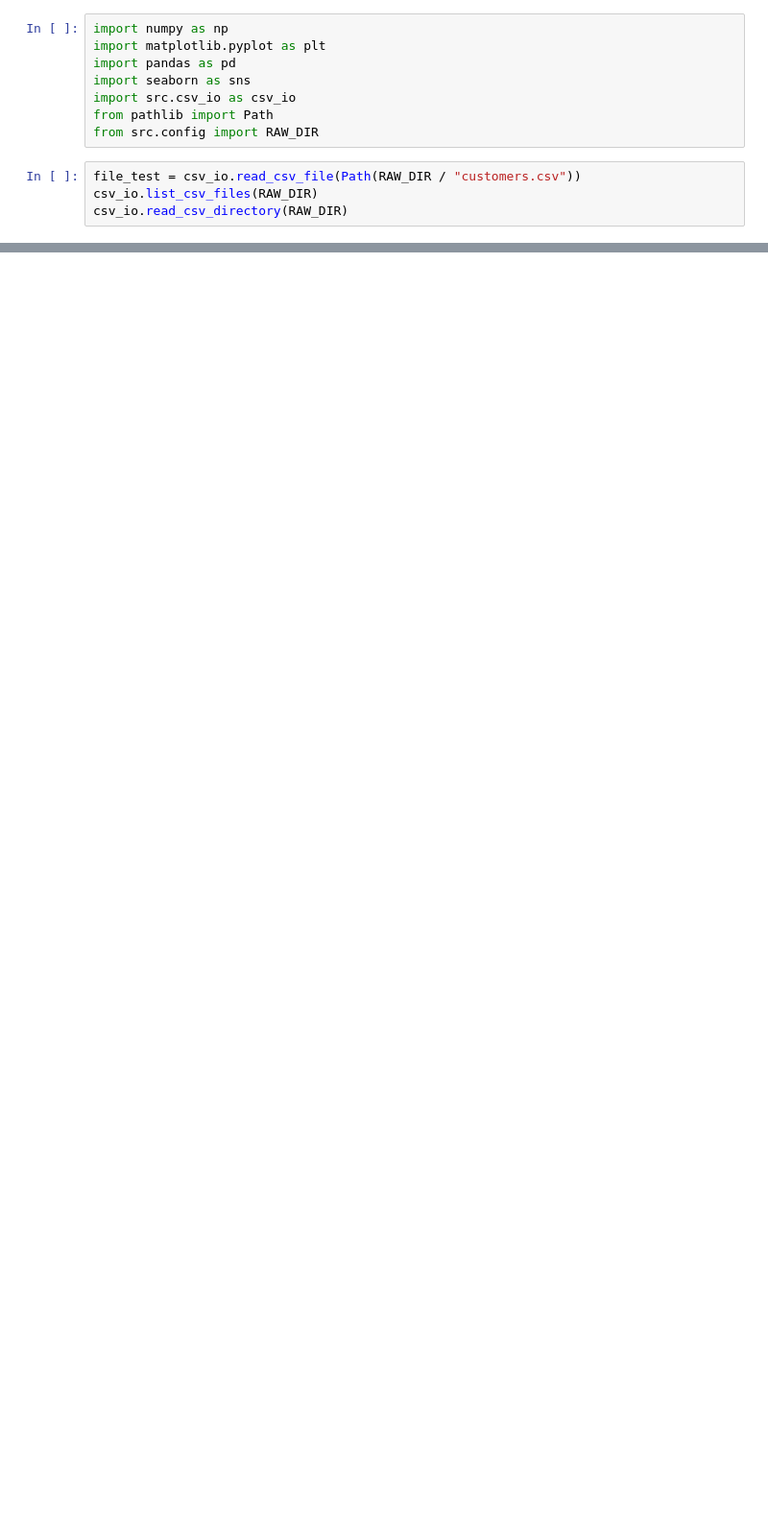
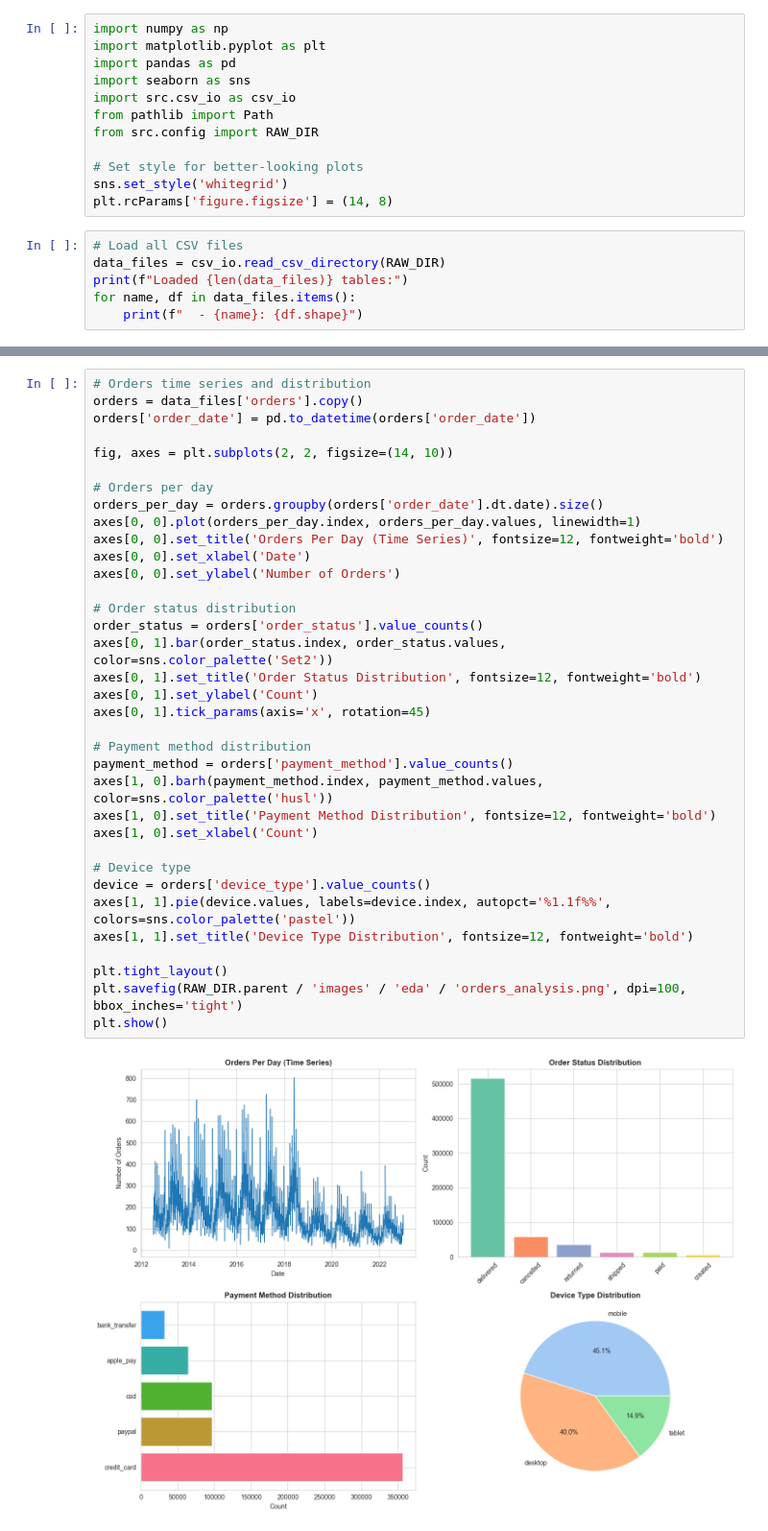
Before and after one commit to nightshade94/datathon-hkbaleycb4, a Jupyter notebook: notebooks/visualize.ipynb, the cells around one changed output, grey strips where cells are left out. Shown at 96% size. Drawn from its saved outputs; the diff is of its cells as text; blank space fills up the shorter version.

```diff
--- a/notebooks/visualize.ipynb
+++ b/notebooks/visualize.ipynb
@@ -6,7 +6,13 @@ import seaborn as sns
 import src.csv_io as csv_io
 from pathlib import Path
 from src.config import RAW_DIR
+
+# Set style for better-looking plots
+sns.set_style('whitegrid')
+plt.rcParams['figure.figsize'] = (14, 8)
 # %%
-file_test = csv_io.read_csv_file(Path(RAW_DIR / "customers.csv"))
-csv_io.list_csv_files(RAW_DIR)
-csv_io.read_csv_directory(RAW_DIR)
+# Load all CSV files
+data_files = csv_io.read_csv_directory(RAW_DIR)
+print(f"Loaded {len(data_files)} tables:")
+for name, df in data_files.items():
+    print(f"  - {name}: {df.shape}")
@@ -20,0 +37,37 @@ plt.show()
+# %%
+# Orders time series and distribution
+orders = data_files['orders'].copy()
+orders['order_date'] = pd.to_datetime(orders['order_date'])
+
+fig, axes = plt.subplots(2, 2, figsize=(14, 10))
+
+# Orders per day
+orders_per_day = orders.groupby(orders['order_date'].dt.date).size()
+axes[0, 0].plot(orders_per_day.index, orders_per_day.values, linewidth=1)
+axes[0, 0].set_title('Orders Per Day (Time Series)', fontsize=12, fontweight='bold')
+axes[0, 0].set_xlabel('Date')
+axes[0, 0].set_ylabel('Number of Orders')
+
+# Order status distribution
+order_status = orders['order_status'].value_counts()
+axes[0, 1].bar(order_status.index, order_status.values, color=sns.color_palette('Set2'))
+axes[0, 1].set_title('Order Status Distribution', fontsize=12, fontweight='bold')
+axes[0, 1].set_ylabel('Count')
+axes[0, 1].tick_params(axis='x', rotation=45)
+
+# Payment method distribution
+payment_method = orders['payment_method'].value_counts()
+axes[1, 0].barh(payment_method.index, payment_method.values, color=sns.color_palette('husl'))
+axes[1, 0].set_title('Payment Method Distribution', fontsize=12, fontweight='bold')
+axes[1, 0].set_xlabel('Count')
+
+# Device type
+device = orders['device_type'].value_counts()
+axes[1, 1].pie(device.values, labels=device.index, autopct='%1.1f%%', colors=sns.color_palette('pastel'))
+axes[1, 1].set_title('Device Type Distribution', fontsize=12, fontweight='bold')
+
+plt.tight_layout()
+plt.savefig(RAW_DIR.parent / 'images' / 'eda' / 'orders_analysis.png', dpi=100, bbox_inches='tight')
+plt.show()
+# %% [output]
+[figure, added]
```
Also changed, not shown: parts of 23 cells of this notebook, 12 other files.
